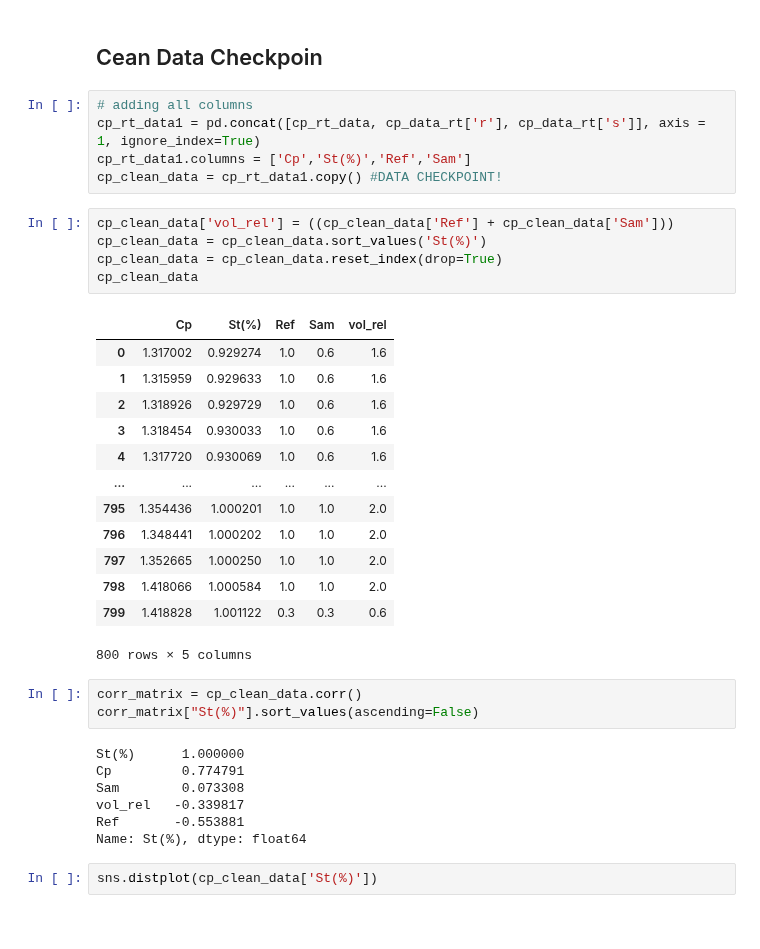
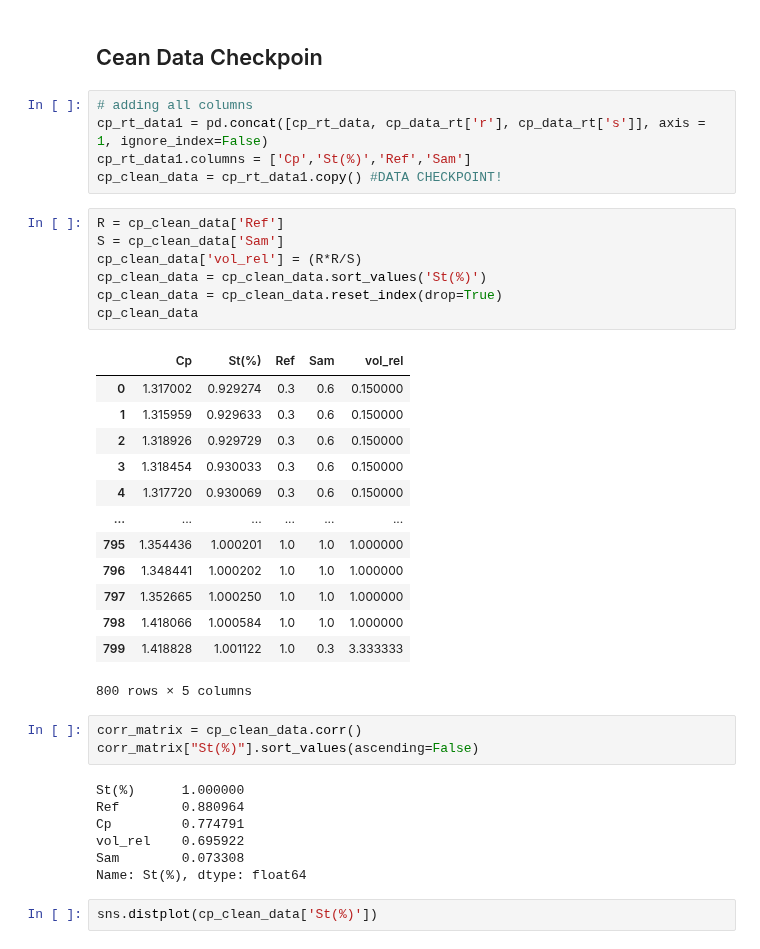
Before and after one commit to nirmalparmarphd/microDSC_error_prediction_ANN, a Jupyter notebook: data_prep.ipynb, the cells around one changed output. Drawn from its saved outputs; the diff is of its cells as text.

```diff
--- a/data_prep.ipynb
+++ b/data_prep.ipynb
@@ -152,37 +152,39 @@ cp_rt_data
 ## Cean Data Checkpoin
 # %%
 # adding all columns
-cp_rt_data1 = pd.concat([cp_rt_data, cp_data_rt['r'], cp_data_rt['s']], axis = 1, ignore_index=True)
+cp_rt_data1 = pd.concat([cp_rt_data, cp_data_rt['r'], cp_data_rt['s']], axis = 1, ignore_index=False)
 cp_rt_data1.columns = ['Cp','St(%)','Ref','Sam']
 cp_clean_data = cp_rt_data1.copy() #DATA CHECKPOINT!
 # %%
-cp_clean_data['vol_rel'] = ((cp_clean_data['Ref'] + cp_clean_data['Sam']))
+R = cp_clean_data['Ref']
+S = cp_clean_data['Sam']
+cp_clean_data['vol_rel'] = (R*R/S)
 cp_clean_data = cp_clean_data.sort_values('St(%)')
 cp_clean_data = cp_clean_data.reset_index(drop=True)
 cp_clean_data
 # %% [output]
 |  | Cp | St(%) | Ref | Sam | vol_rel |
-| 0 | 1.317002 | 0.929274 | 1.0 | 0.6 | 1.6 |
-| 1 | 1.315959 | 0.929633 | 1.0 | 0.6 | 1.6 |
-| 2 | 1.318926 | 0.929729 | 1.0 | 0.6 | 1.6 |
-| 3 | 1.318454 | 0.930033 | 1.0 | 0.6 | 1.6 |
-| 4 | 1.317720 | 0.930069 | 1.0 | 0.6 | 1.6 |
+| 0 | 1.317002 | 0.929274 | 0.3 | 0.6 | 0.150000 |
+| 1 | 1.315959 | 0.929633 | 0.3 | 0.6 | 0.150000 |
+| 2 | 1.318926 | 0.929729 | 0.3 | 0.6 | 0.150000 |
+| 3 | 1.318454 | 0.930033 | 0.3 | 0.6 | 0.150000 |
+| 4 | 1.317720 | 0.930069 | 0.3 | 0.6 | 0.150000 |
 | ... | ... | ... | ... | ... | ... |
-| 795 | 1.354436 | 1.000201 | 1.0 | 1.0 | 2.0 |
-| 796 | 1.348441 | 1.000202 | 1.0 | 1.0 | 2.0 |
-| 797 | 1.352665 | 1.000250 | 1.0 | 1.0 | 2.0 |
-| 798 | 1.418066 | 1.000584 | 1.0 | 1.0 | 2.0 |
-| 799 | 1.418828 | 1.001122 | 0.3 | 0.3 | 0.6 |
+| 795 | 1.354436 | 1.000201 | 1.0 | 1.0 | 1.000000 |
+| 796 | 1.348441 | 1.000202 | 1.0 | 1.0 | 1.000000 |
+| 797 | 1.352665 | 1.000250 | 1.0 | 1.0 | 1.000000 |
+| 798 | 1.418066 | 1.000584 | 1.0 | 1.0 | 1.000000 |
+| 799 | 1.418828 | 1.001122 | 1.0 | 0.3 | 3.333333 |
 800 rows × 5 columns
 # %%
 corr_matrix = cp_clean_data.corr()
 corr_matrix["St(%)"].sort_values(ascending=False)
 # %% [output]
 St(%)      1.000000
+Ref        0.880964
 Cp         0.774791
+vol_rel    0.695922
 Sam        0.073308
-vol_rel   -0.339817
-Ref       -0.553881
 Name: St(%), dtype: float64
 # %%
 sns.distplot(cp_clean_data['St(%)'])
```
Also changed, not shown: parts of 10 cells of this notebook, 22 other files.
